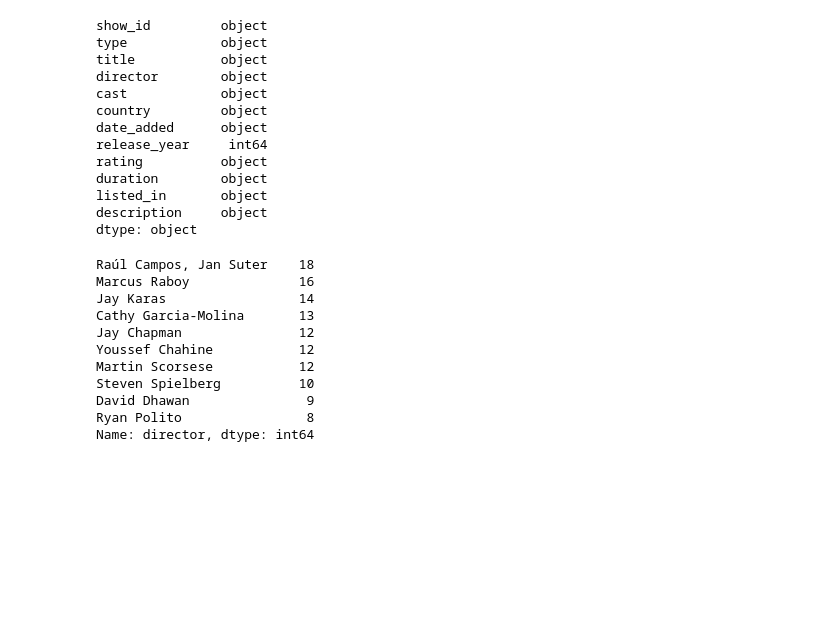
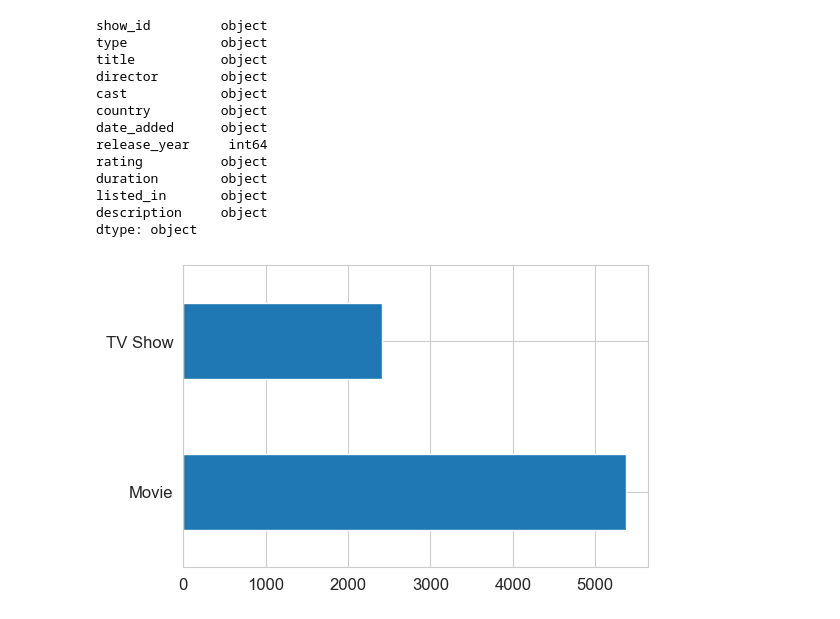
Before and after one commit to Madbroo/Data-Analysis, a Jupyter notebook: Netflix_Data_Analysis/Netflix.ipynb, the cells around one changed output. Cells and saved outputs as stored; diff of their text form; code cells hidden in the pictures; blank space fills up the shorter version.

```diff
--- a/Netflix_Data_Analysis/Netflix.ipynb
+++ b/Netflix_Data_Analysis/Netflix.ipynb
@@ -106,17 +243,3 @@ duration        object
 listed_in       object
 description     object
 dtype: object
-# %%
-df.director.value_counts().nlargest(10)
-# %% [output]
-Raúl Campos, Jan Suter    18
-Marcus Raboy              16
-Jay Karas                 14
-Cathy Garcia-Molina       13
-Jay Chapman               12
-Youssef Chahine           12
-Martin Scorsese           12
-Steven Spielberg          10
-David Dhawan               9
-Ryan Polito                8
-Name: director, dtype: int64
@@ -123 +256,5 @@ Name: director, dtype: int64
+# %%
+df['type'].value_counts().plot(kind='barh');
+# %% [output]
+[figure, added]
 # %%
```
Also changed, not shown: parts of 32 cells of this notebook.
